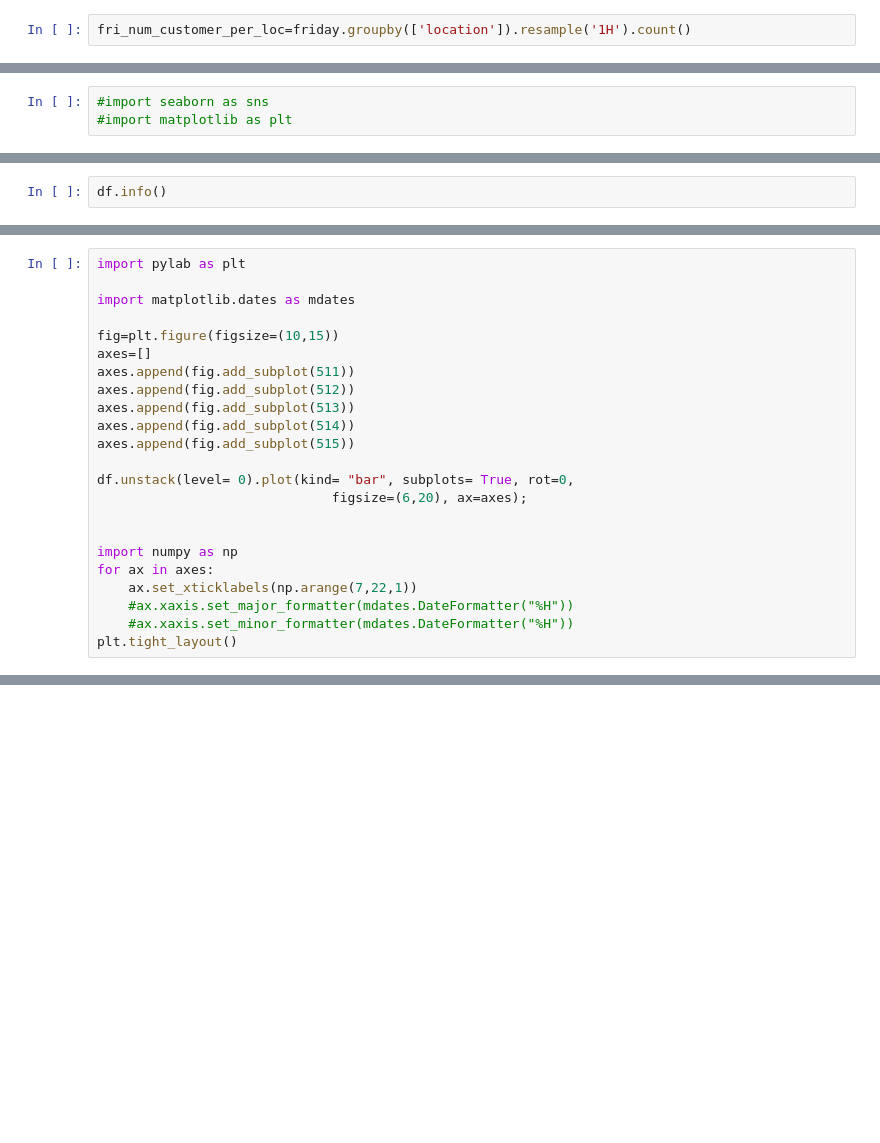
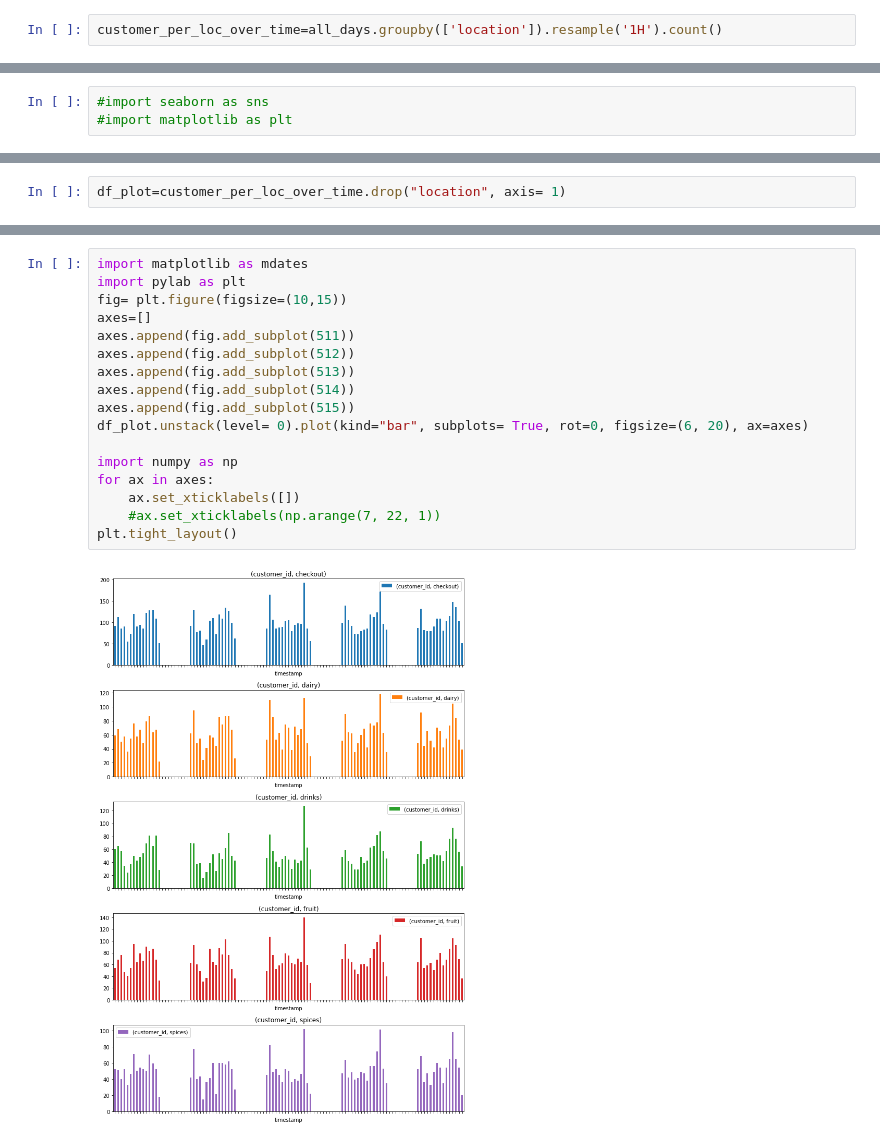
Before and after one commit to VRBysani/WeeK_08_project, a Jupyter notebook: 08_Week_Moh_Hayri_Viswa_Project.ipynb, the cells around one changed output, grey strips where cells are left out. Saved outputs shown, nothing was run; the diff lists cells and outputs as text; blank space fills up the shorter version.

```diff
--- a/08_Week_Moh_Hayri_Viswa_Project.ipynb
+++ b/08_Week_Moh_Hayri_Viswa_Project.ipynb
@@ -101,3 +146,3 @@ array(['dairy', 'drinks', 'fruit', 'checkout', 'spices'], dtype=object)
 # %%
-fri_num_customer_per_loc=friday.groupby(['location']).resample('1H').count()
+customer_per_loc_over_time=all_days.groupby(['location']).resample('1H').count()
 # %%
@@ -122,2 +161,2 @@ Index(['customer_number'], dtype='object')
 # %%
-df.info()
+df_plot=customer_per_loc_over_time.drop("location", axis= 1)
@@ -133,23 +162,0 @@ memory usage: 1.7+ KB
-# %%
-import pylab as plt
-
-import matplotlib.dates as mdates
-
-fig=plt.figure(figsize=(10,15))
-axes=[]
-axes.append(fig.add_subplot(511))
-axes.append(fig.add_subplot(512))
-axes.append(fig.add_subplot(513))
-axes.append(fig.add_subplot(514))
-axes.append(fig.add_subplot(515))
-
-df.unstack(level= 0).plot(kind= "bar", subplots= True, rot=0,
-                              figsize=(6,20), ax=axes);
-
-
-import numpy as np
-for ax in axes:
-    ax.set_xticklabels(np.arange(7,22,1))
-    #ax.xaxis.set_major_formatter(mdates.DateFormatter("%H"))
-    #ax.xaxis.set_minor_formatter(mdates.DateFormatter("%H"))
-plt.tight_layout()
@@ -158 +196,20 @@ plt.tight_layout()
+# %%
+import matplotlib as mdates
+import pylab as plt
+fig= plt.figure(figsize=(10,15))
+axes=[]
+axes.append(fig.add_subplot(511))
+axes.append(fig.add_subplot(512))
+axes.append(fig.add_subplot(513))
+axes.append(fig.add_subplot(514))
+axes.append(fig.add_subplot(515))
+df_plot.unstack(level= 0).plot(kind="bar", subplots= True, rot=0, figsize=(6, 20), ax=axes)
+
+import numpy as np
+for ax in axes:
+    ax.set_xticklabels([])
+    #ax.set_xticklabels(np.arange(7, 22, 1))
+plt.tight_layout()
+# %% [output]
+[figure, added]
 # %%
```
Also changed, not shown: parts of 52 cells of this notebook.
